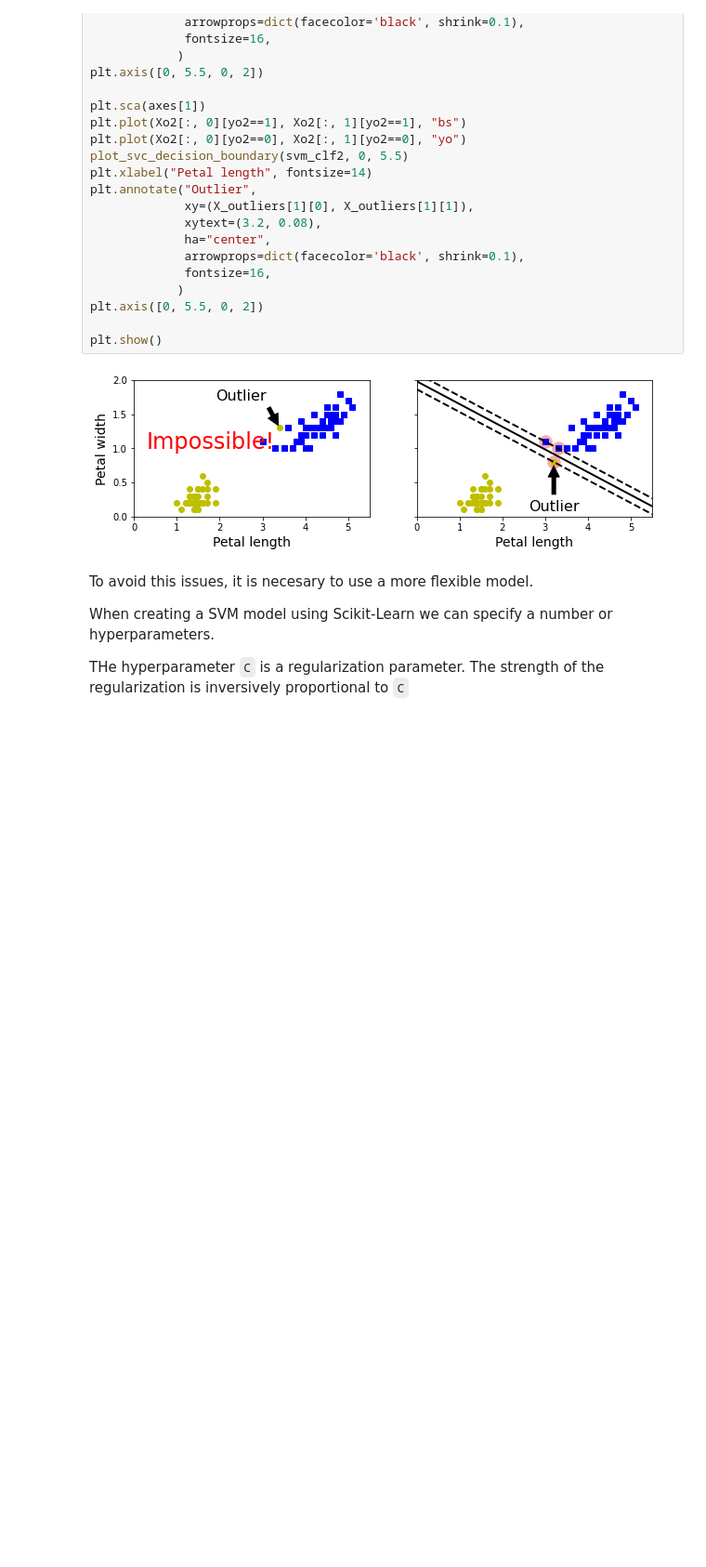
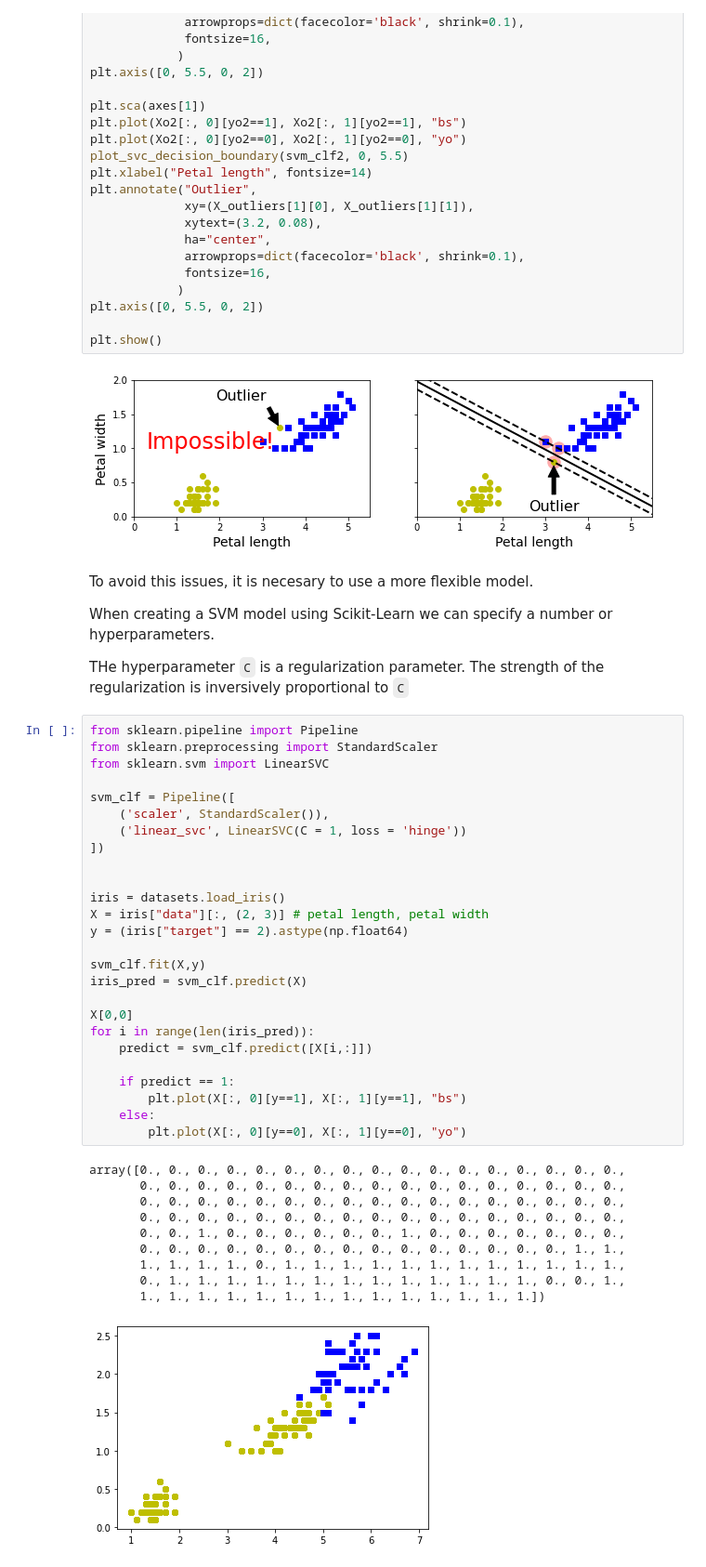
Before and after one commit to AlejandroGGlez/MatplotLib_labnotebooks, a Jupyter notebook: HOML/SVM.ipynb, the cells around one changed output. Shown: that part at 93% size. Cells and saved outputs as stored; diff of their text form; blank space fills up the shorter version.

````diff
--- a/HOML/SVM.ipynb
+++ b/HOML/SVM.ipynb
@@ -146,3 +146,40 @@ To avoid this issues, it is necesary to use a more flexible model.
 When creating a SVM model using Scikit-Learn we can specify a number or hyperparameters.
 
 THe hyperparameter ```C``` is a regularization parameter. The strength of the regularization is inversively proportional to ```C```
+# %%
+from sklearn.pipeline import Pipeline
+from sklearn.preprocessing import StandardScaler
+from sklearn.svm import LinearSVC
+
+svm_clf = Pipeline([
+    ('scaler', StandardScaler()),
+    ('linear_svc', LinearSVC(C = 1, loss = 'hinge'))
+])
+
+
+iris = datasets.load_iris()
+X = iris["data"][:, (2, 3)] # petal length, petal width
+y = (iris["target"] == 2).astype(np.float64)
+
+svm_clf.fit(X,y)
+iris_pred = svm_clf.predict(X)
+
+X[0,0]
+for i in range(len(iris_pred)):
+    predict = svm_clf.predict([X[i,:]])
+
+    if predict == 1:
+        plt.plot(X[:, 0][y==1], X[:, 1][y==1], "bs")
+    else:
+        plt.plot(X[:, 0][y==0], X[:, 1][y==0], "yo")
+# %% [output]
+array([0., 0., 0., 0., 0., 0., 0., 0., 0., 0., 0., 0., 0., 0., 0., 0., 0.,
+       0., 0., 0., 0., 0., 0., 0., 0., 0., 0., 0., 0., 0., 0., 0., 0., 0.,
+       0., 0., 0., 0., 0., 0., 0., 0., 0., 0., 0., 0., 0., 0., 0., 0., 0.,
+       0., 0., 0., 0., 0., 0., 0., 0., 0., 0., 0., 0., 0., 0., 0., 0., 0.,
+       0., 0., 1., 0., 0., 0., 0., 0., 0., 1., 0., 0., 0., 0., 0., 0., 0.,
+       0., 0., 0., 0., 0., 0., 0., 0., 0., 0., 0., 0., 0., 0., 0., 1., 1.,
+       1., 1., 1., 1., 0., 1., 1., 1., 1., 1., 1., 1., 1., 1., 1., 1., 1.,
+       0., 1., 1., 1., 1., 1., 1., 1., 1., 1., 1., 1., 1., 1., 0., 0., 1.,
+       1., 1., 1., 1., 1., 1., 1., 1., 1., 1., 1., 1., 1., 1.])
+[figure, added]
````
Also changed, not shown: parts of 12 cells of this notebook.
